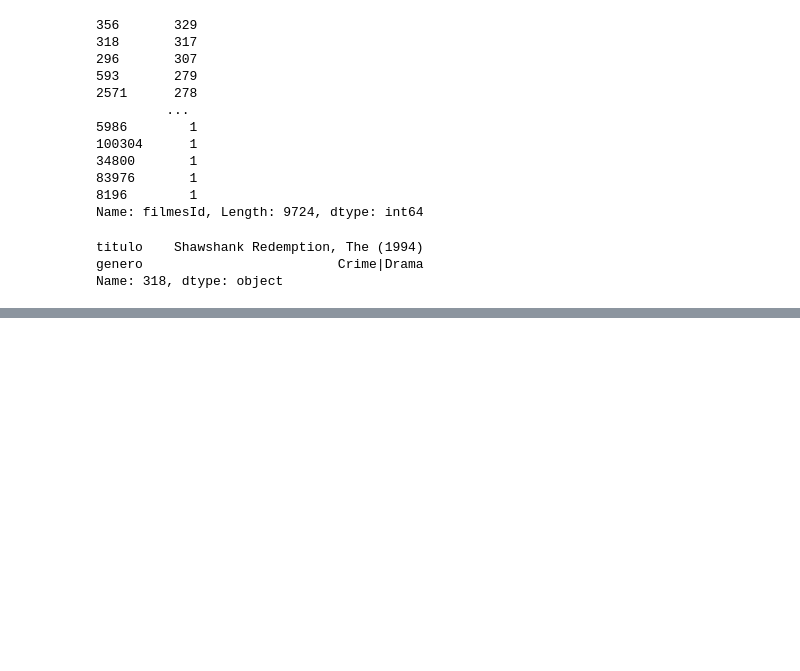
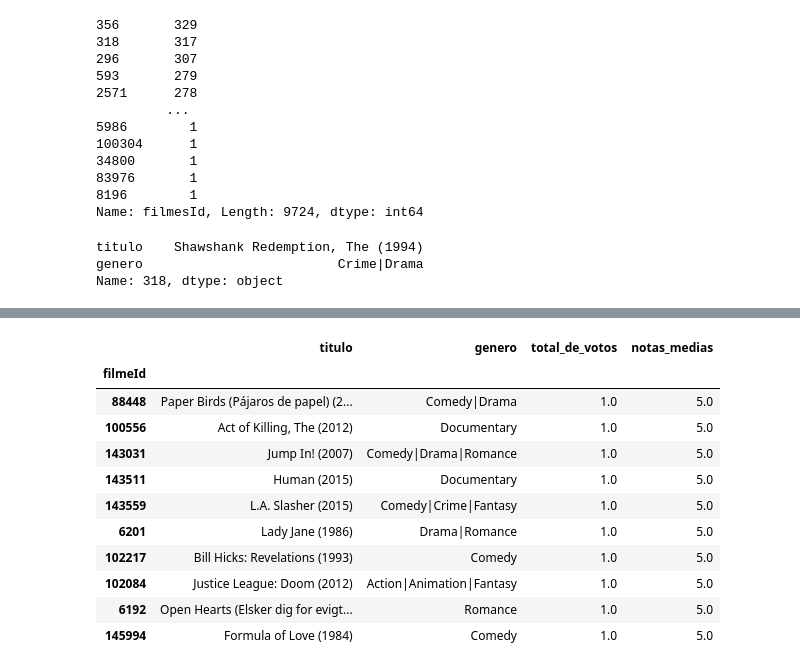
Before and after one commit to EduardoMoraesRitter/introducao-a-sistemas-de-recomendacao-com-python, a Jupyter notebook: introducao_a_sistemas_de_recomendacao_com_python.ipynb, the cells around one changed output, grey strips where cells are left out. Saved outputs shown, nothing was run; the diff lists cells and outputs as text; code cells hidden in the pictures; blank space fills up the shorter version.

```diff
--- a/introducao_a_sistemas_de_recomendacao_com_python.ipynb
+++ b/introducao_a_sistemas_de_recomendacao_com_python.ipynb
@@ -71,0 +144,15 @@ Name: 318, dtype: object
+# %%
+filmes.sort_values('notas_medias', ascending=False).head(10)
+# %% [output]
+|  | titulo | genero | total_de_votos | notas_medias |
+| filmeId |  |  |  |  |
+| 88448 | Paper Birds (Pájaros de papel) (2... | Comedy|Drama | 1.0 | 5.0 |
+| 100556 | Act of Killing, The (2012) | Documentary | 1.0 | 5.0 |
+| 143031 | Jump In! (2007) | Comedy|Drama|Romance | 1.0 | 5.0 |
+| 143511 | Human (2015) | Documentary | 1.0 | 5.0 |
+| 143559 | L.A. Slasher (2015) | Comedy|Crime|Fantasy | 1.0 | 5.0 |
+| 6201 | Lady Jane (1986) | Drama|Romance | 1.0 | 5.0 |
+| 102217 | Bill Hicks: Revelations (1993) | Comedy | 1.0 | 5.0 |
+| 102084 | Justice League: Doom (2012) | Action|Animation|Fantasy | 1.0 | 5.0 |
+| 6192 | Open Hearts (Elsker dig for evigt... | Romance | 1.0 | 5.0 |
+| 145994 | Formula of Love (1984) | Comedy | 1.0 | 5.0 |
```
Also changed, not shown: parts of 11 cells of this notebook.
